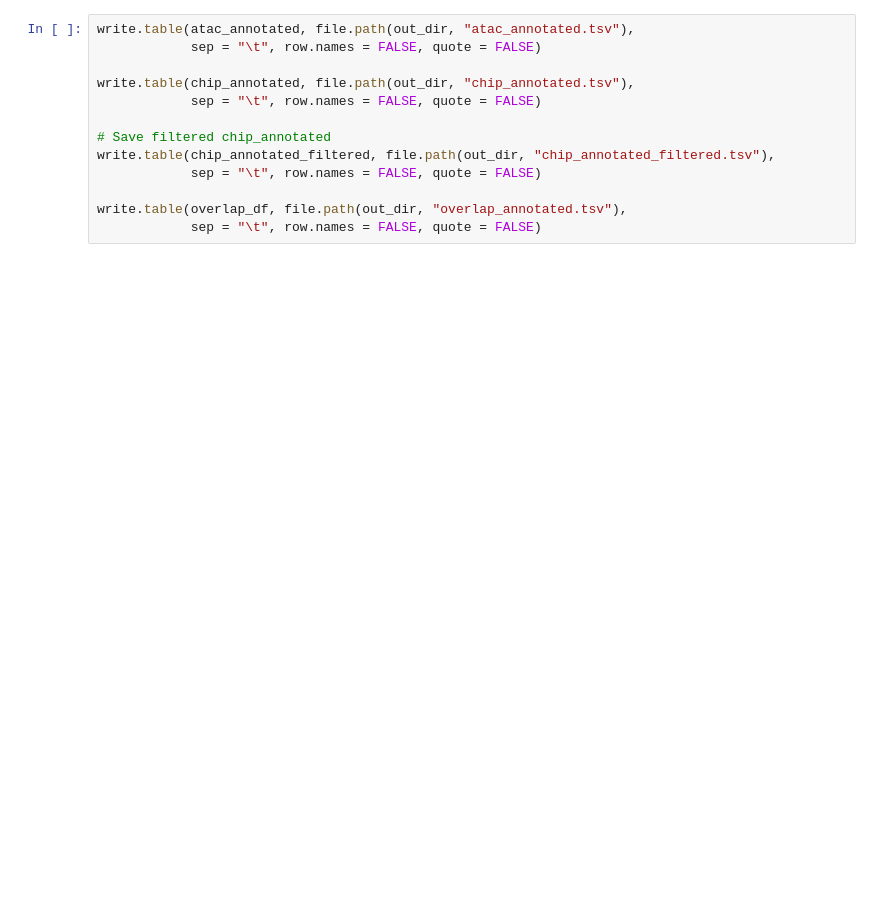
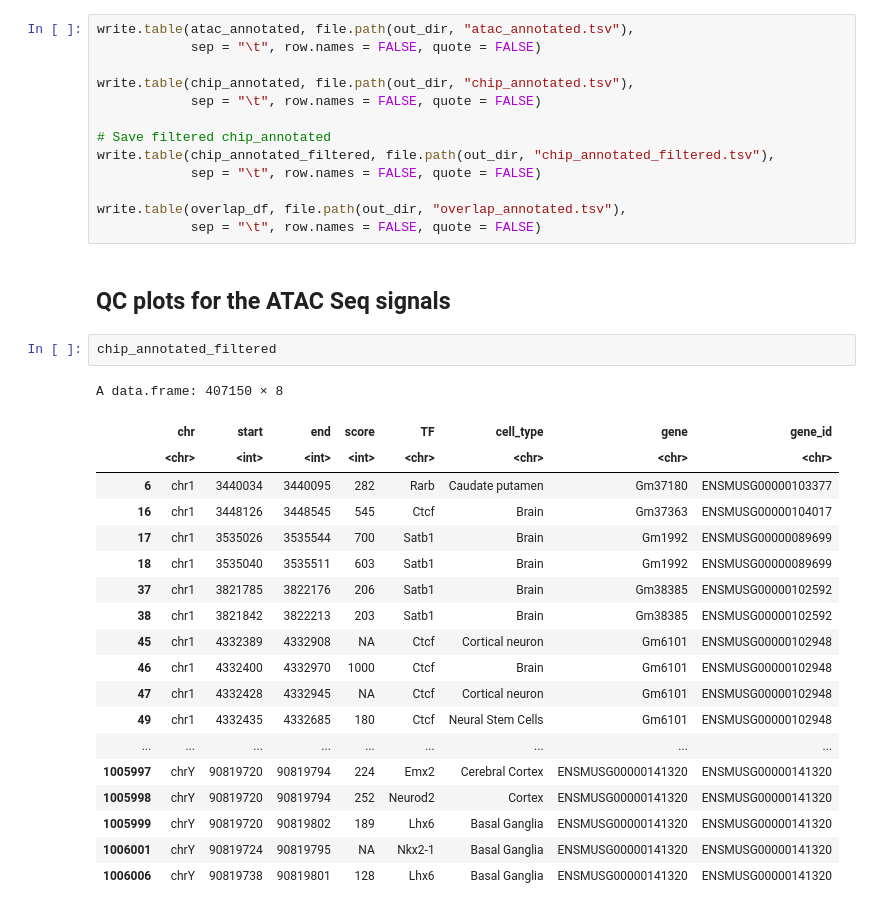
Before and after one commit to adhal007/CellConversionNSC, a Jupyter notebook: notebooks/atac_chip_annotation_051225.ipynb, the cells around one changed output. Saved outputs shown, nothing was run; the diff lists cells and outputs as text; blank space fills up the shorter version.

```diff
--- a/notebooks/atac_chip_annotation_051225.ipynb
+++ b/notebooks/atac_chip_annotation_051225.ipynb
@@ -486,3 +527,27 @@ write.table(chip_annotated_filtered, file.path(out_dir, "chip_annotated_filtered
 
 write.table(overlap_df, file.path(out_dir, "overlap_annotated.tsv"),
             sep = "\t", row.names = FALSE, quote = FALSE)
+# %% [markdown]
+## QC plots for the ATAC Seq signals
+# %%
+chip_annotated_filtered
+# %% [output]
+A data.frame: 407150 × 8
+|  | chr | start | end | score | TF | cell_type | gene | gene_id |
+|  | <chr> | <int> | <int> | <int> | <chr> | <chr> | <chr> | <chr> |
+| 6 | chr1 | 3440034 | 3440095 | 282 | Rarb | Caudate putamen | Gm37180 | ENSMUSG00000103377 |
+| 16 | chr1 | 3448126 | 3448545 | 545 | Ctcf | Brain | Gm37363 | ENSMUSG00000104017 |
+| 17 | chr1 | 3535026 | 3535544 | 700 | Satb1 | Brain | Gm1992 | ENSMUSG00000089699 |
+| 18 | chr1 | 3535040 | 3535511 | 603 | Satb1 | Brain | Gm1992 | ENSMUSG00000089699 |
+| 37 | chr1 | 3821785 | 3822176 | 206 | Satb1 | Brain | Gm38385 | ENSMUSG00000102592 |
+| 38 | chr1 | 3821842 | 3822213 | 203 | Satb1 | Brain | Gm38385 | ENSMUSG00000102592 |
+| 45 | chr1 | 4332389 | 4332908 | NA | Ctcf | Cortical neuron | Gm6101 | ENSMUSG00000102948 |
+| 46 | chr1 | 4332400 | 4332970 | 1000 | Ctcf | Brain | Gm6101 | ENSMUSG00000102948 |
+| 47 | chr1 | 4332428 | 4332945 | NA | Ctcf | Cortical neuron | Gm6101 | ENSMUSG00000102948 |
+| 49 | chr1 | 4332435 | 4332685 | 180 | Ctcf | Neural Stem Cells | Gm6101 | ENSMUSG00000102948 |
+| ... | ... | ... | ... | ... | ... | ... | ... | ... |
+| 1005997 | chrY | 90819720 | 90819794 | 224 | Emx2 | Cerebral Cortex | ENSMUSG00000141320 | ENSMUSG00000141320 |
+| 1005998 | chrY | 90819720 | 90819794 | 252 | Neurod2 | Cortex | ENSMUSG00000141320 | ENSMUSG00000141320 |
+| 1005999 | chrY | 90819720 | 90819802 | 189 | Lhx6 | Basal Ganglia | ENSMUSG00000141320 | ENSMUSG00000141320 |
+| 1006001 | chrY | 90819724 | 90819795 | NA | Nkx2-1 | Basal Ganglia | ENSMUSG00000141320 | ENSMUSG00000141320 |
+| 1006006 | chrY | 90819738 | 90819801 | 128 | Lhx6 | Basal Ganglia | ENSMUSG00000141320 | ENSMUSG00000141320 |
```
Also changed, not shown: parts of 1 cell of this notebook.
